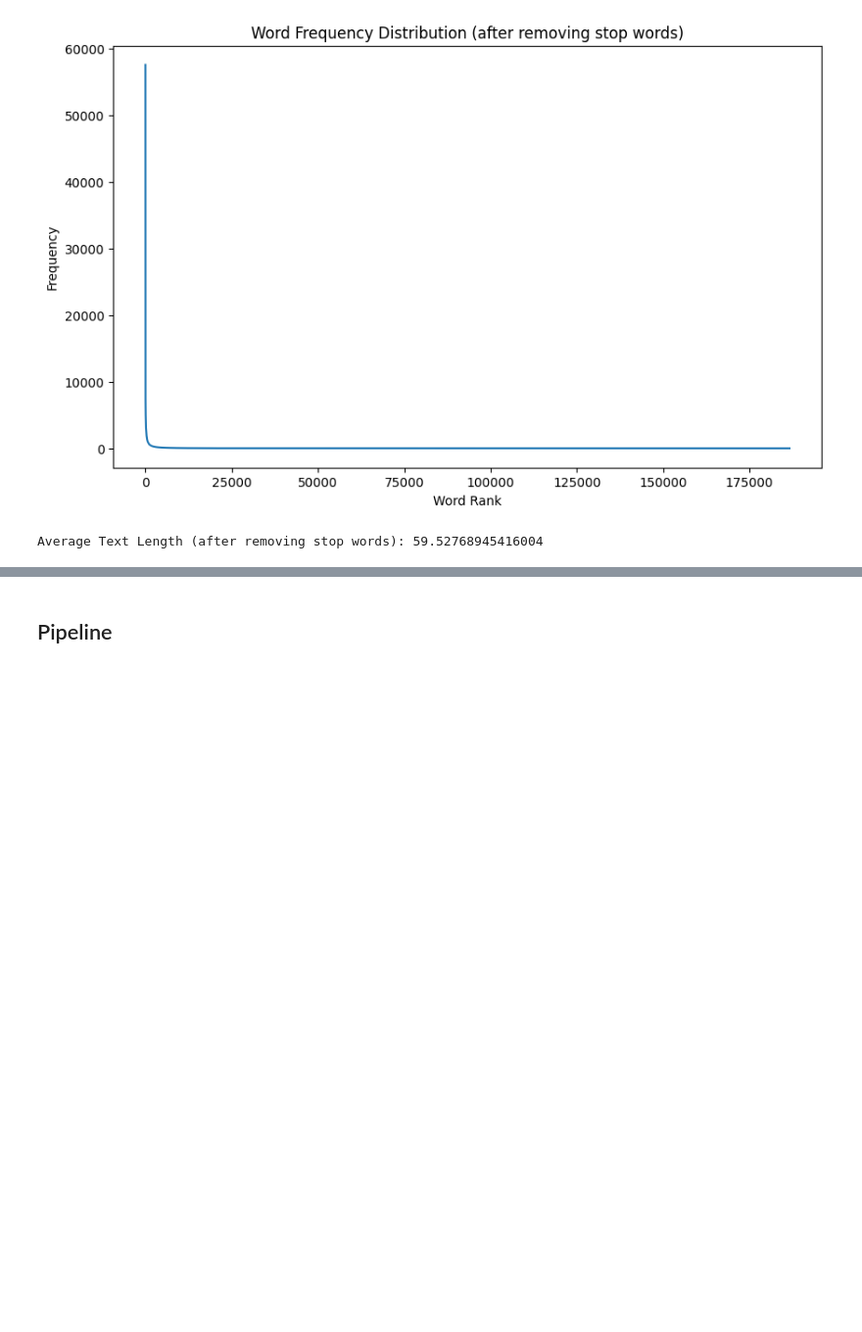
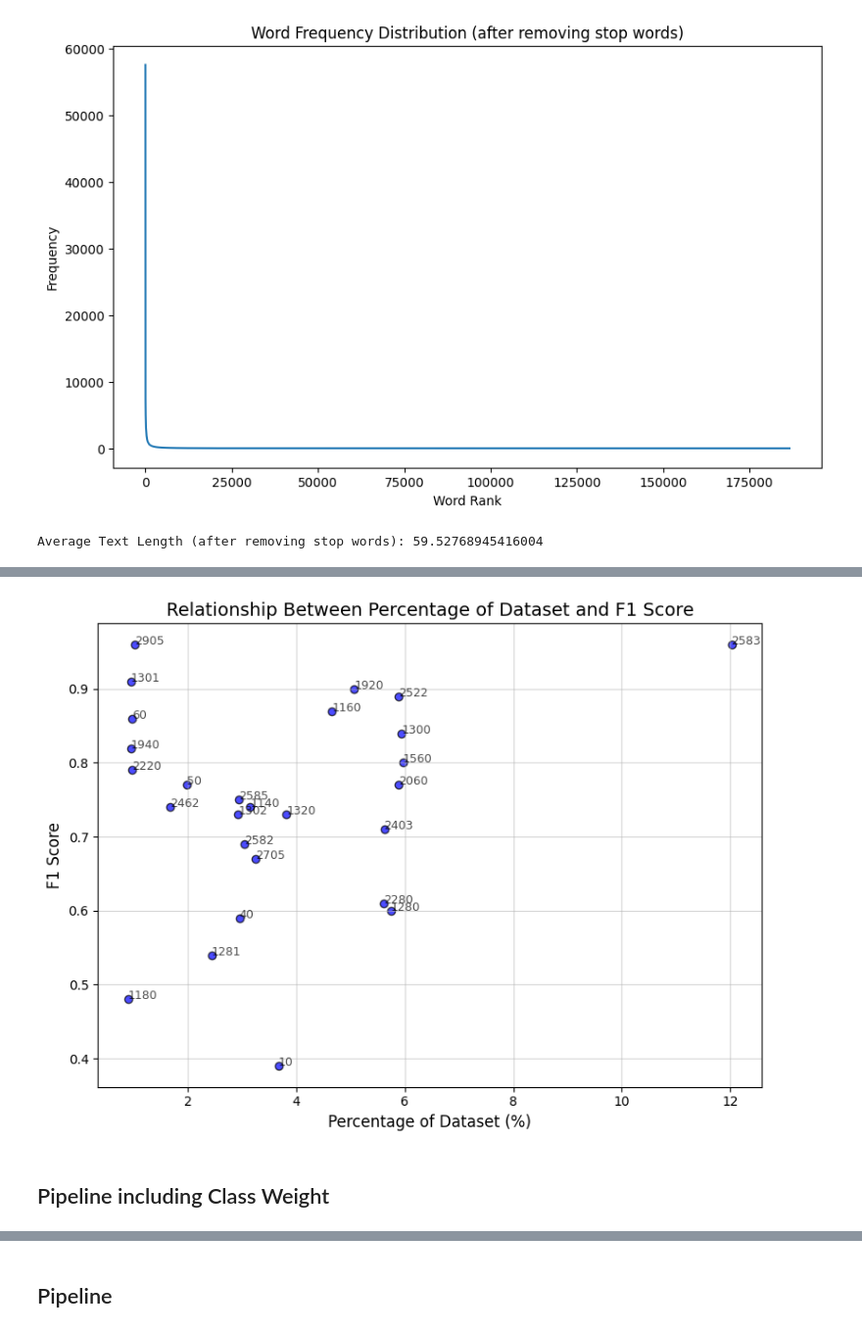
Before and after one commit to PeterStieg/feb25_bds_classification-of-rakuten-e-commerce-products, a Jupyter notebook: Classical_ML.ipynb, the cells around one changed output, grey strips where cells are left out. Shown at 98% size. Cells and saved outputs as stored; diff of their text form; code cells hidden in the pictures; blank space fills up the shorter version.

```diff
--- a/Classical_ML.ipynb
+++ b/Classical_ML.ipynb
@@ -125,0 +504,21 @@ Average Text Length (after removing stop words): 59.52768945416004
+# %%
+import matplotlib.pyplot as plt
+
+# Create a scatter plot
+plt.figure(figsize=(8, 6))
+plt.scatter(percentages, f1_scores, color='blue', edgecolor='black', alpha=0.7)
+plt.title('Relationship Between Percentage of Dataset and F1 Score', fontsize=14)
+plt.xlabel('Percentage of Dataset (%)', fontsize=12)
+plt.ylabel('F1 Score', fontsize=12)
+plt.grid(alpha=0.5)
+plt.tight_layout()
+
+# Annotate points with class labels
+for i, cls in enumerate(classes):
+    plt.annotate(cls, (percentages[i], f1_scores[i]), fontsize=9, alpha=0.7)
+
+plt.show()
+# %% [output]
+[figure, added]
+# %% [markdown]
+## Pipeline including Class Weight
```
Also changed, not shown: parts of 30 cells of this notebook.
